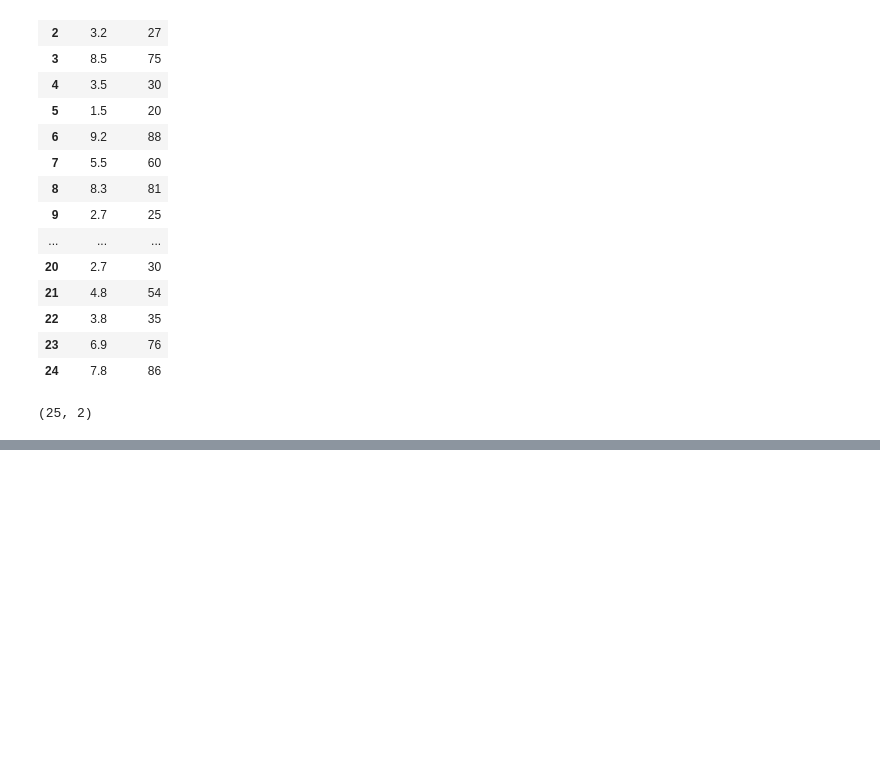
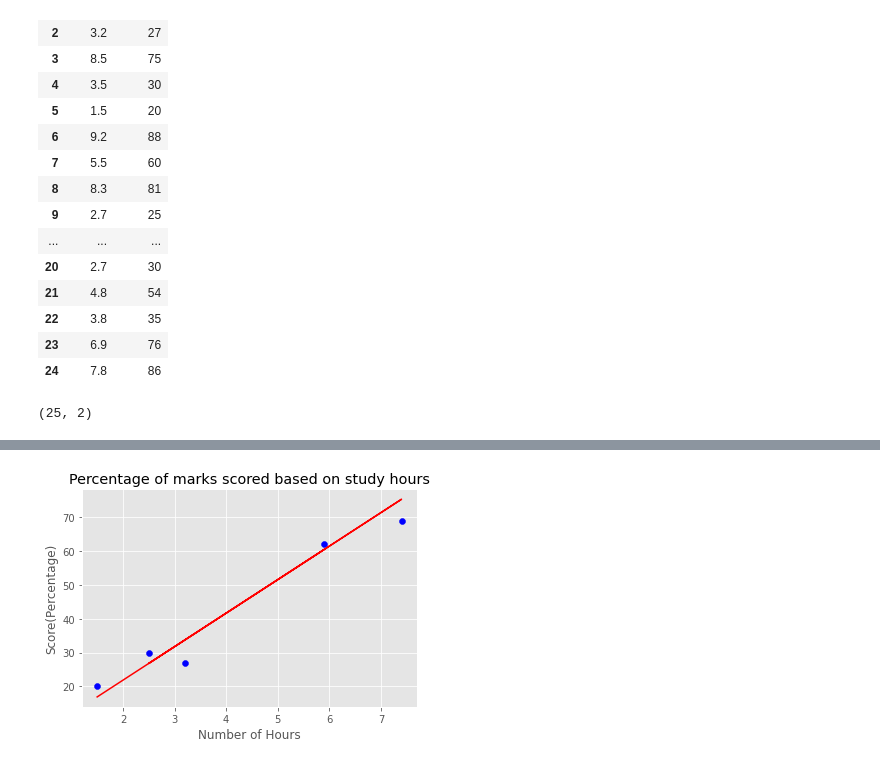
Before and after one commit to pranjalshikhar/task_repository, a Jupyter notebook: TASK 2.ipynb, the cells around one changed output, grey strips where cells are left out. Drawn from its saved outputs; the diff is of its cells as text; code cells hidden in the pictures; blank space fills up the shorter version.

```diff
--- a/TASK 2.ipynb
+++ b/TASK 2.ipynb
@@ -222,0 +111,9 @@ print([(X_knn_prediction[0])])
+# %%
+plt.scatter(x_test,y_test,color="blue")
+plt.plot(x_test,regr.predict(x_test), color="Red")
+plt.title("Percentage of marks scored based on study hours")
+plt.xlabel("Number of Hours")
+plt.ylabel("Score(Percentage)")
+plt.show()
+# %% [output]
+[figure, added]
```
Also changed, not shown: parts of 30 cells of this notebook.
